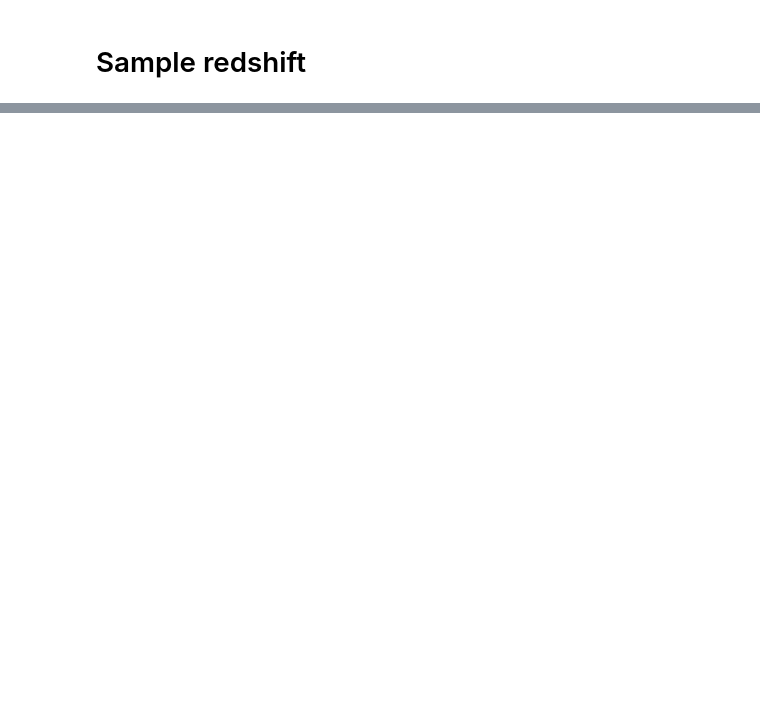
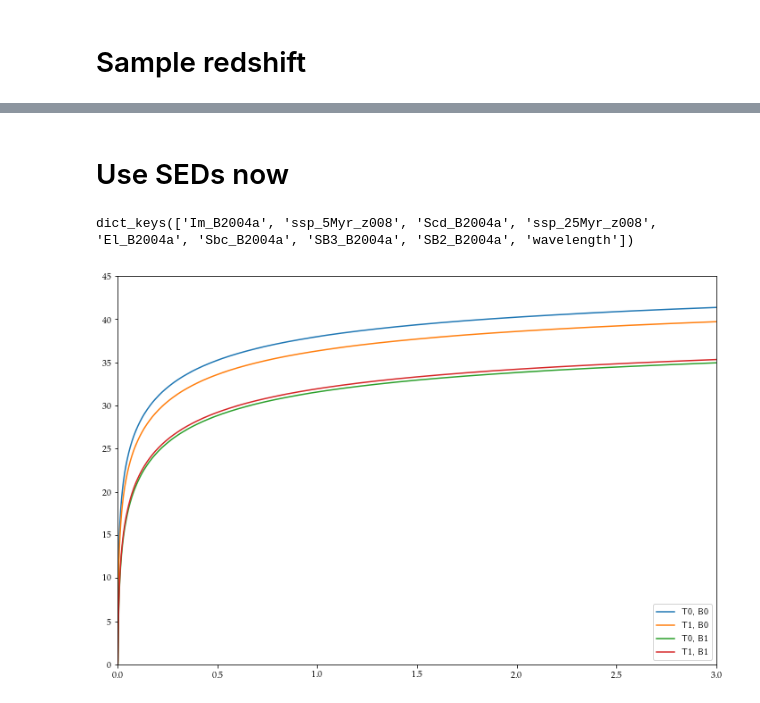
Before and after one commit to Harry45/BHM-nz, a Jupyter notebook: reference/BL-2016/understanding.ipynb, the cells around one changed output, grey strips where cells are left out. Drawn from its saved outputs; the diff is of its cells as text; code cells hidden in the pictures; blank space fills up the shorter version.

```diff
--- a/reference/BL-2016/understanding.ipynb
+++ b/reference/BL-2016/understanding.ipynb
@@ -409,0 +446,5 @@ Removed no burn in
+# %% [markdown]
+# Use SEDs now
+# %%
+def approx_lum_dist(redshift):
+    return np.exp(30.5 * redshift**0.04 - 21.7)
@@ -409,0 +479,18 @@ Removed no burn in
+# %%
+def calculate_flux(filters, templates, redshift):
+    filters_scaled = scale_filters(filters, redshift)
+    templates_scaled = scale_template(templates, redshift)
+    lum_dist = approx_lum_dist(redshift)
+    prefactor = (1.0 + redshift)**2 / (4.0 * np.pi * lum_dist**2)
+
+    bands = list(filters.keys())
+    bands.remove('wavelength')
+
+    tnames = list(templates.keys())
+    tnames.remove('wavelength')
+
+    integration = np.zeros((len(tnames), len(bands)))
+    for i, t in enumerate(tnames):
+        for j, b in enumerate(bands):
+            integration[i, j] = prefactor * np.trapz(templates[t]*filters[b], templates['wavelength'])
+    return integration
@@ -409,0 +512,15 @@ Removed no burn in
+# %%
+test1 = list()
+test2 = list()
+test3 = list()
+test4 = list()
+ntest = len(z_grid)
+for i in range(ntest):
+    test1.append(np.clip(-2.5 * np.log(calculate_flux(filters_int, templates, z_grid[i]))[0,0], 1E-5, 1E5))
+    test2.append(np.clip(-2.5 * np.log(calculate_flux(filters_int, templates, z_grid[i]))[0,1], 1E-5, 1E5))
+    test3.append(np.clip(-2.5 * np.log(calculate_flux(filters_int, templates, z_grid[i]))[1,0], 1E-5, 1E5))
+    test4.append(np.clip(-2.5 * np.log(calculate_flux(filters_int, templates, z_grid[i]))[1,1], 1E-5, 1E5))
+# %%
+templates.keys()
+# %% [output]
+dict_keys(['Im_B2004a', 'ssp_5Myr_z008', 'Scd_B2004a', 'ssp_25Myr_z008', 'El_B2004a', 'Sbc_B2004a', 'SB3_B2004a', 'SB2_B2004a', 'wavelength'])
@@ -409,0 +531,13 @@ Removed no burn in
+# %%
+plt.figure(figsize = (12, 8))
+plt.plot(z_grid[0:ntest], test1, label = 'T0, B0')
+plt.plot(z_grid[0:ntest], test3, label = 'T1, B0')
+
+plt.plot(z_grid[0:ntest], test2, label = 'T0, B1')
+plt.plot(z_grid[0:ntest], test4, label = 'T1, B1')
+plt.xlim(0, 3.0)
+plt.ylim(0, 45)
+plt.legend(loc = 'lower right')
+plt.show()
+# %% [output]
+[figure, added]
```
Also changed, not shown: parts of 25 cells of this notebook, 1 other file.
